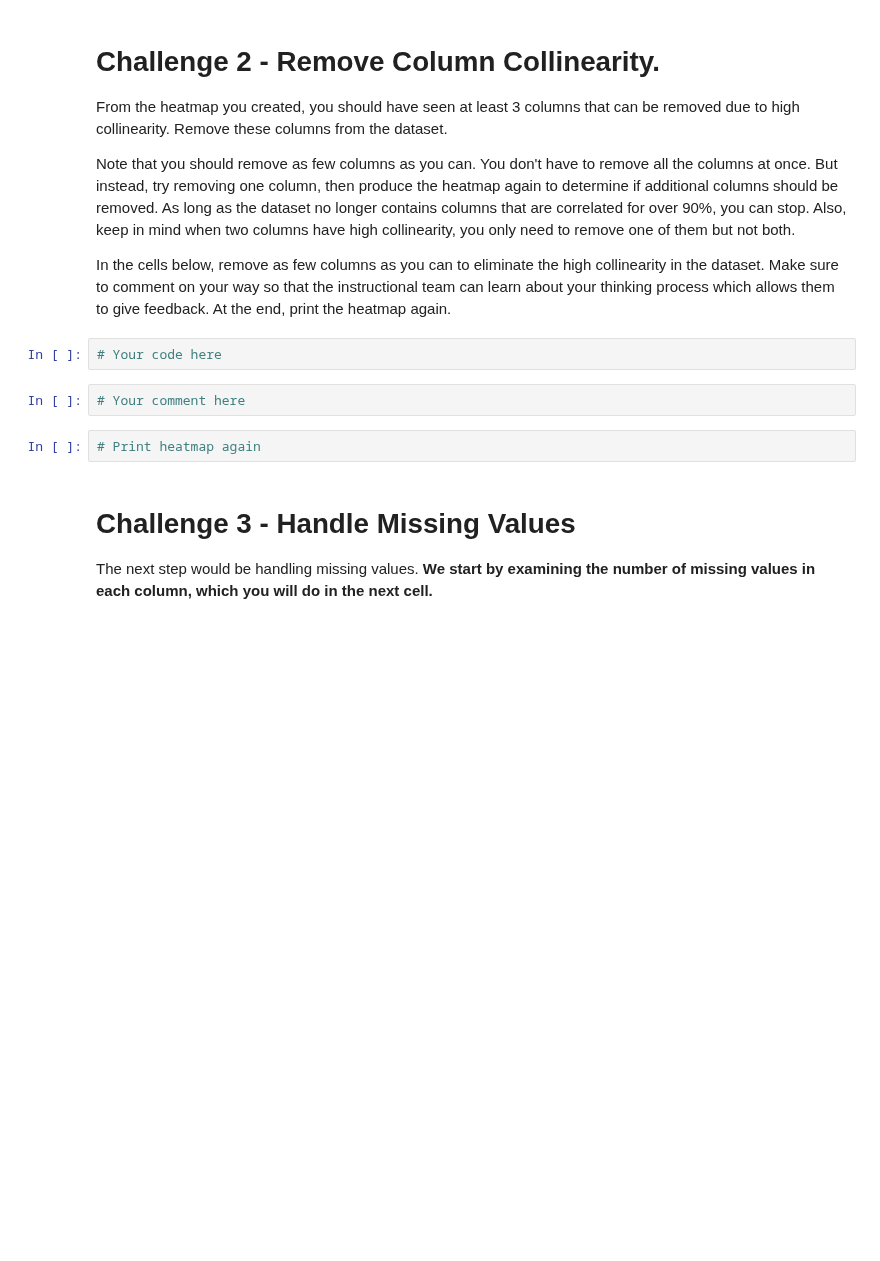
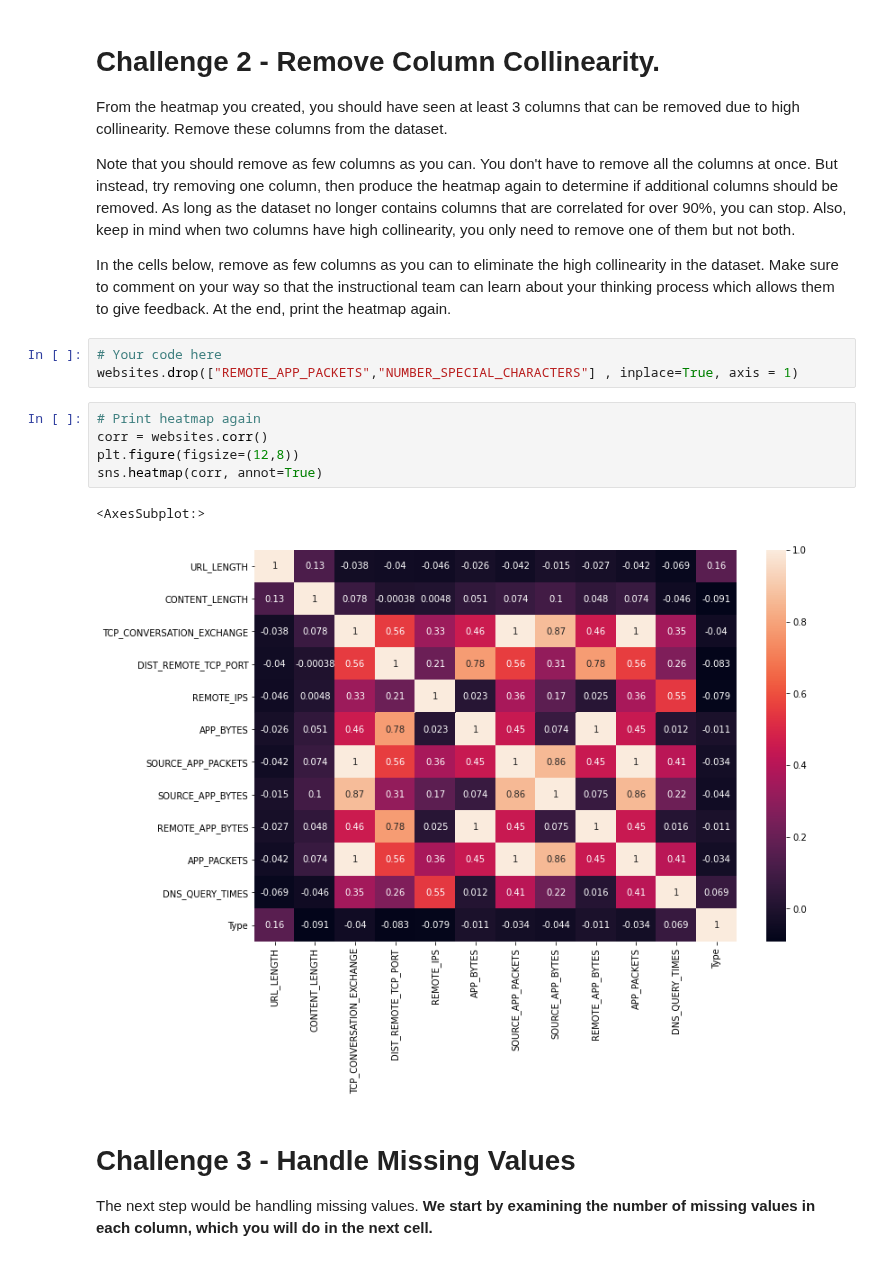
Before and after one commit to paoloironhack/data_analytics062020, a Jupyter notebook: labs/module_3/Supervised-Learning/your-code/main.ipynb, the cells around one changed output. Cells and saved outputs as stored; diff of their text form; blank space fills up the shorter version.

```diff
--- a/labs/module_3/Supervised-Learning/your-code/main.ipynb
+++ b/labs/module_3/Supervised-Learning/your-code/main.ipynb
@@ -64,10 +102,15 @@ Note that you should remove as few columns as you can. You don't have to remove
 In the cells below, remove as few columns as you can to eliminate the high collinearity in the dataset. Make sure to comment on your way so that the instructional team can learn about your thinking process which allows them to give feedback. At the end, print the heatmap again.
 # %%
 # Your code here
+websites.drop(["REMOTE_APP_PACKETS","NUMBER_SPECIAL_CHARACTERS"] , inplace=True, axis = 1)
-# %%
-# Your comment here
-# %%
-# Print heatmap again
+# %%
+# Print heatmap again
+corr = websites.corr()
+plt.figure(figsize=(12,8))
+sns.heatmap(corr, annot=True)
+# %% [output]
+<AxesSubplot:>
+[figure, added]
 # %% [markdown]
 # Challenge 3 - Handle Missing Values
 
```
Also changed, not shown: parts of 49 cells of this notebook, 6 other files.
